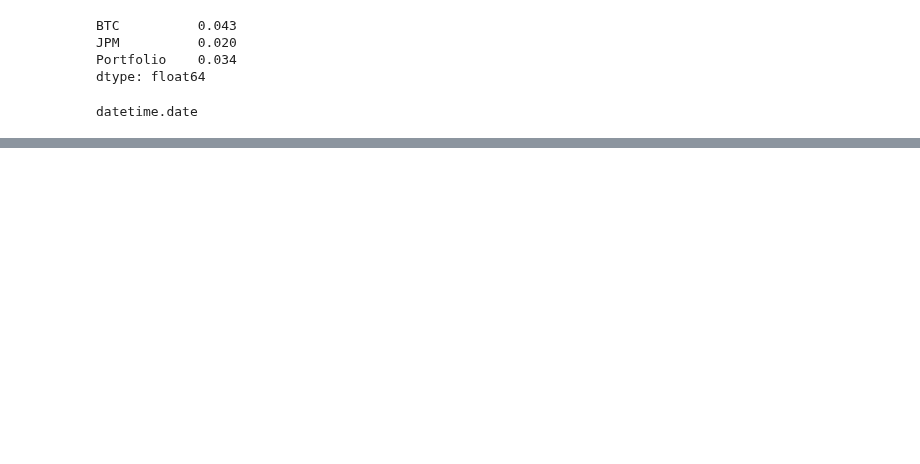
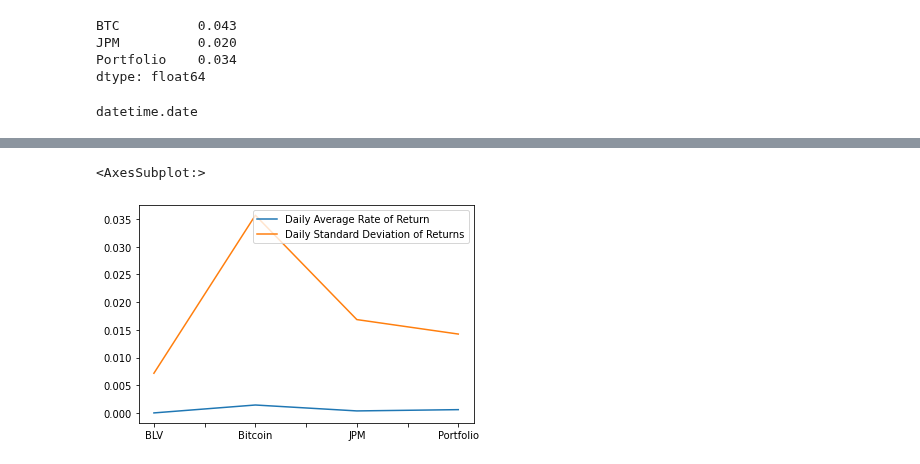
Before and after one commit to adevrent/wqu_mscfe, a Jupyter notebook: Financial Data/M3/L2.ipynb, the cells around one changed output, grey strips where cells are left out. Cells and saved outputs as stored; diff of their text form; code cells hidden in the pictures; blank space fills up the shorter version.

```diff
--- a/Financial Data/M3/L2.ipynb
+++ b/Financial Data/M3/L2.ipynb
@@ -299,7 +304,18 @@ def getReturns(startTime, endTime, tickers):
     """
 
     prices = web.DataReader(list(tickers.keys()), startTime, endTime)["Adj Close"]
-    prices = prices.rename(columns=list(tickers.values()))
+    prices = prices.rename(columns=tickers)
     r = prices.pct_change()
 
     return r
+# %%
+start = datetime.date.today() - datetime.timedelta(365 * 5)
+end = datetime.date.today()
+tickers = {"JPM": "JPM", "BTC-USD": "Bitcoin", "BLV": "BLV"}
+# use getReturns functions on JPM, BTC and BLV. also calculate runtime
+runtime_start = datetime.datetime.now()
+r_BTC_JPM_BLV = getReturns(start, end, tickers)
+runtime_end = datetime.datetime.now()
+print(r_BTC_JPM_BLV)
+runtime_delta = runtime_end - runtime_start
+print(f"Runtime = {runtime_delta}")
@@ -305,0 +347,24 @@ def getReturns(startTime, endTime, tickers):
+# %%
+def compareVariance(startTime, endTime, tickers, weights):
+
+    returns = getReturns(startTime, endTime, tickers)
+    colnames = [value for value in tickers.values()]
+
+    returns["Portfolio"] = np.dot(np.array(returns), weights)
+    returns = returns.dropna()
+
+    returns_mean = returns.mean()
+    returns_var = returns.var(ddof=1)
+    returns_std = returns.std(ddof=1)
+
+    returns_compare = pd.concat([returns_mean, returns_std], axis=1)
+    returns_compare.columns = ["Daily Average Rate of Return", "Daily Standard Deviation of Returns"]
+
+    return returns_compare
+# %%
+start = datetime.date.today() - datetime.timedelta(365 * 5)
+end = datetime.date.today()
+tickers = {"JPM": "JPM", "BTC-USD": "Bitcoin", "BLV": "BLV"}
+
+mycompare = compareVariance(start, end, tickers, [0.33, 0.33, 0.33])
+mycompare
@@ -305,0 +378,5 @@ def getReturns(startTime, endTime, tickers):
+# %%
+mycompare.plot()
+# %% [output]
+<AxesSubplot:>
+[figure, added]
```
Also changed, not shown: parts of 10 cells of this notebook.
